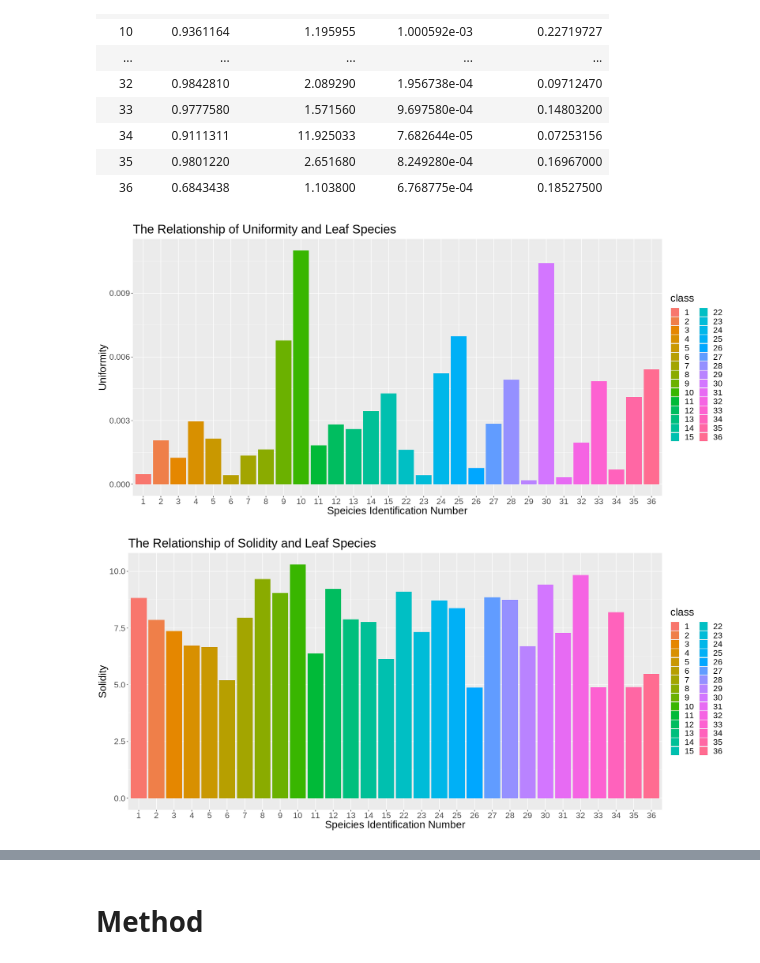
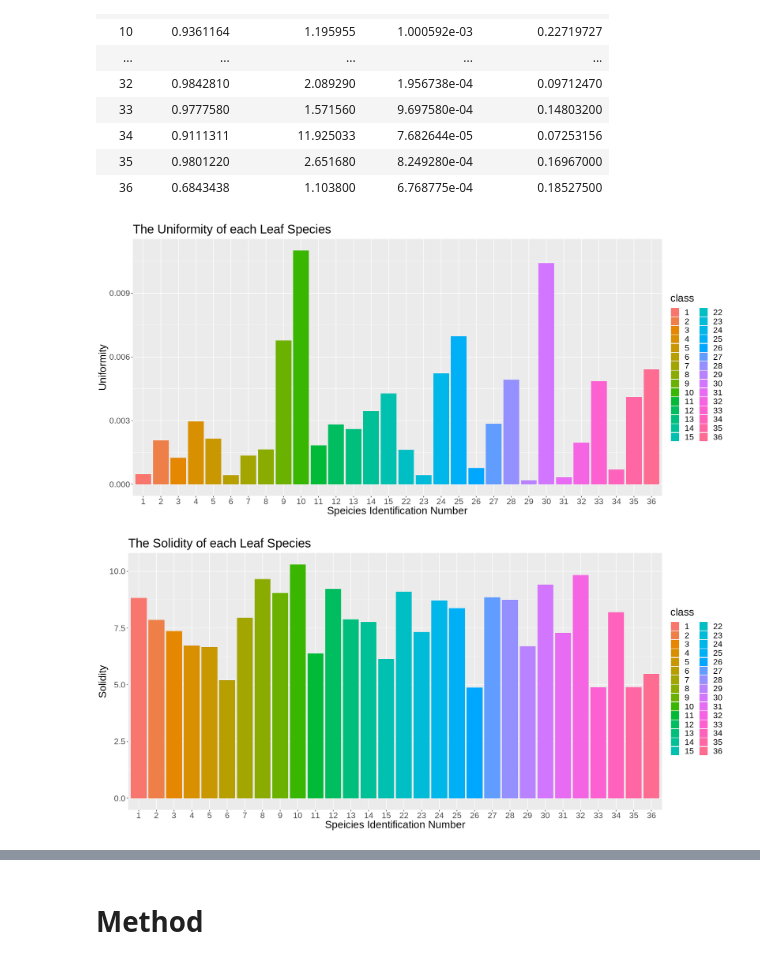
Before and after one commit to tnarode1/dsci_100_group_project, a Jupyter notebook: group.ipynb, the cells around one changed output, grey strips where cells are left out. Saved outputs shown, nothing was run; the diff lists cells and outputs as text; code cells hidden in the pictures.

```diff
--- a/group.ipynb
+++ b/group.ipynb
@@ -109,7 +105,7 @@ A tibble: 339 × 6
 ##Spliting the data into "Training Data" and "Testing Data"
 set.seed(100)
 
-leaf_split <- initial_split(leaf_data, prop = 0.75, strata = "class")
+leaf_split <- initial_split(leaf_select, prop = 0.75, strata = class)
 leaf_train <- training(leaf_split)
 leaf_test <- testing(leaf_split)
 # %% [output]
@@ -146,26 +142,26 @@ A tibble: 30 × 5
 | 35 | 0.9801220 | 2.651680 | 8.249280e-04 | 0.16967000 |
 | 36 | 0.6843438 | 1.103800 | 6.768775e-04 | 0.18527500 |
 # %%
-## Visualization of the Relationship of Uniformity and Leaf Species
+## The Uniformity of each Leaf Species
 options(repr.plot.height = 8, repr.plot.width = 17)
 
 class_vs_uniformity <- ggplot(leaf_train, aes(x = class, y = uniformity, fill = class))+
         geom_bar(stat = "identity")+
         labs(x = "Speicies Identification Number", y = "Uniformity", fill = "class")+
-        ggtitle("The Relationship of Uniformity and Leaf Species")+
+        ggtitle("The Uniformity of each Leaf Species")+
         theme(text = element_text(size = 20))
 class_vs_uniformity
 # %% [output]
-[figure, old version]
+[figure, new version]
 # %%
-## Visualization of the Relationship of Solidity and Leaf Species
+## The Solidity of each Leaf Specie
 options(repr.plot.height = 8, repr.plot.width = 17)
 
 class_vs_solidity <- ggplot(leaf_train, aes(x = class, y = solidity, fill = class))+
         geom_bar(stat = "identity")+
         labs(x = "Speicies Identification Number", y = "Solidity", fill = "class")+
-        ggtitle("The Relationship of Solidity and Leaf Species")+
+        ggtitle("The Solidity of each Leaf Species")+
         theme(text = element_text(size = 20))
 class_vs_solidity
 # %% [output]
-[figure, old version]
+[figure, new version]
```
Also changed, not shown: parts of 2 cells of this notebook.
